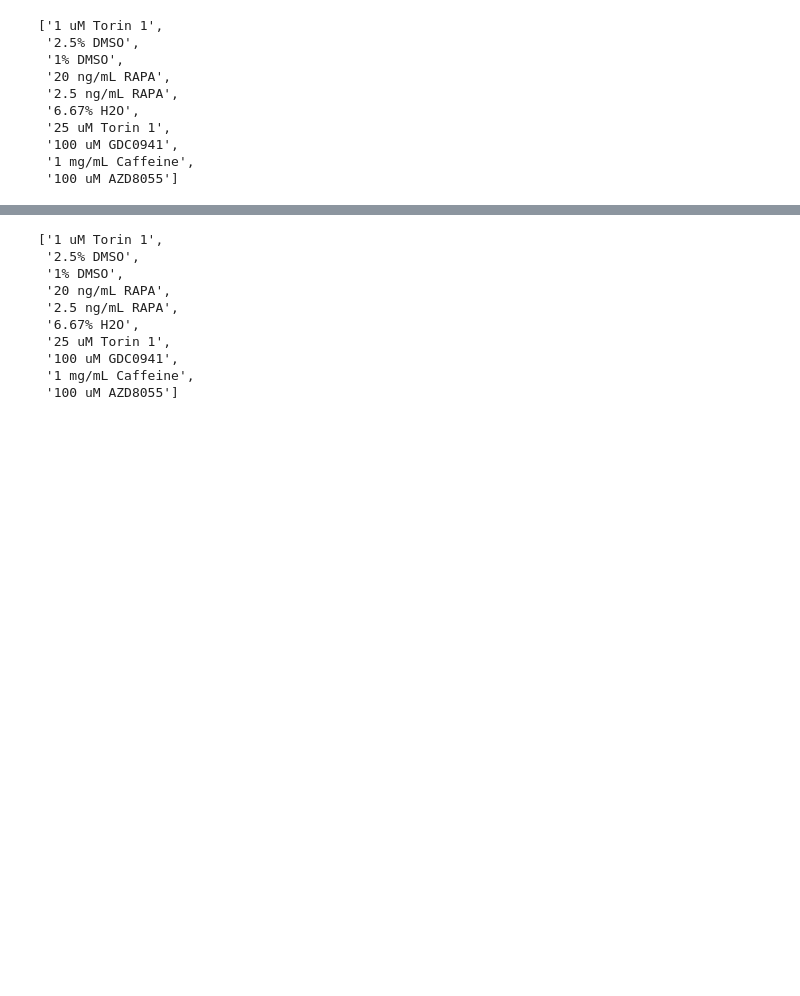
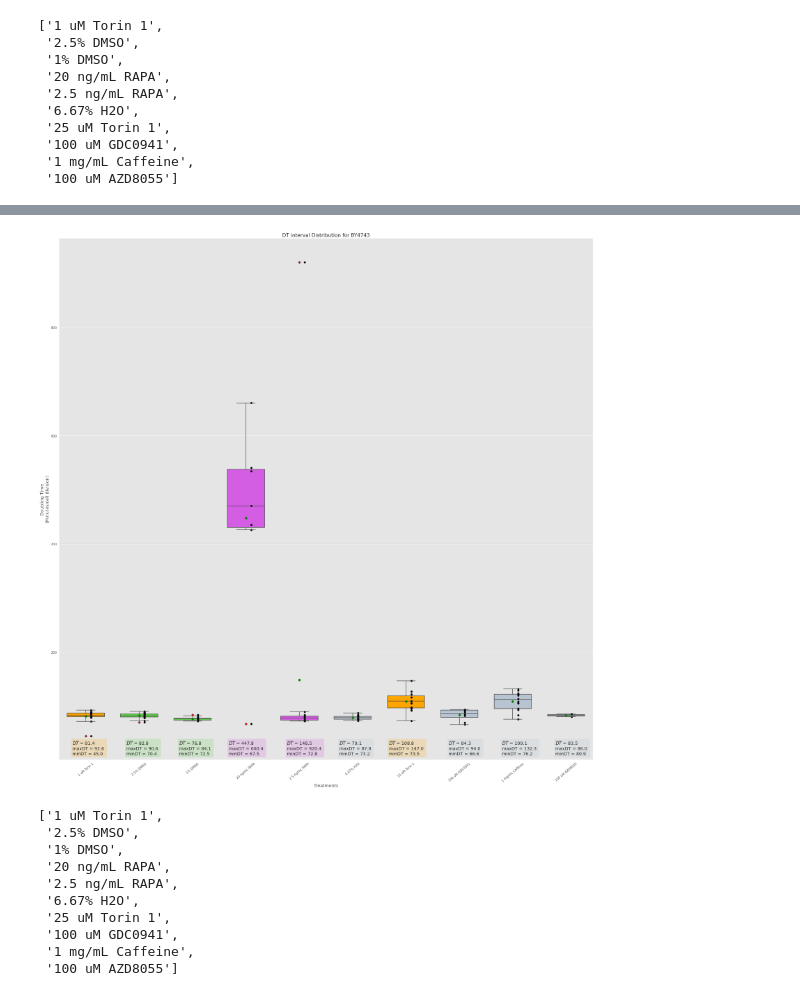
Before and after one commit to yab-tad/Saccharomyces-Cerevisiae, a Jupyter notebook: SGRP.ipynb, the cells around one changed output, grey strips where cells are left out. Drawn from its saved outputs; the diff is of its cells as text; code cells hidden in the pictures; blank space fills up the shorter version.

```diff
--- a/SGRP.ipynb
+++ b/SGRP.ipynb
@@ -1250,3 +1273,7 @@ box_plot(dt_val)
+# %%
+box_scatter_plot(dt_type="DT interval")
+# %% [output]
+[figure, added]
 # %%
 treatments
 # %% [output]
```
Also changed, not shown: parts of 13 cells of this notebook.
